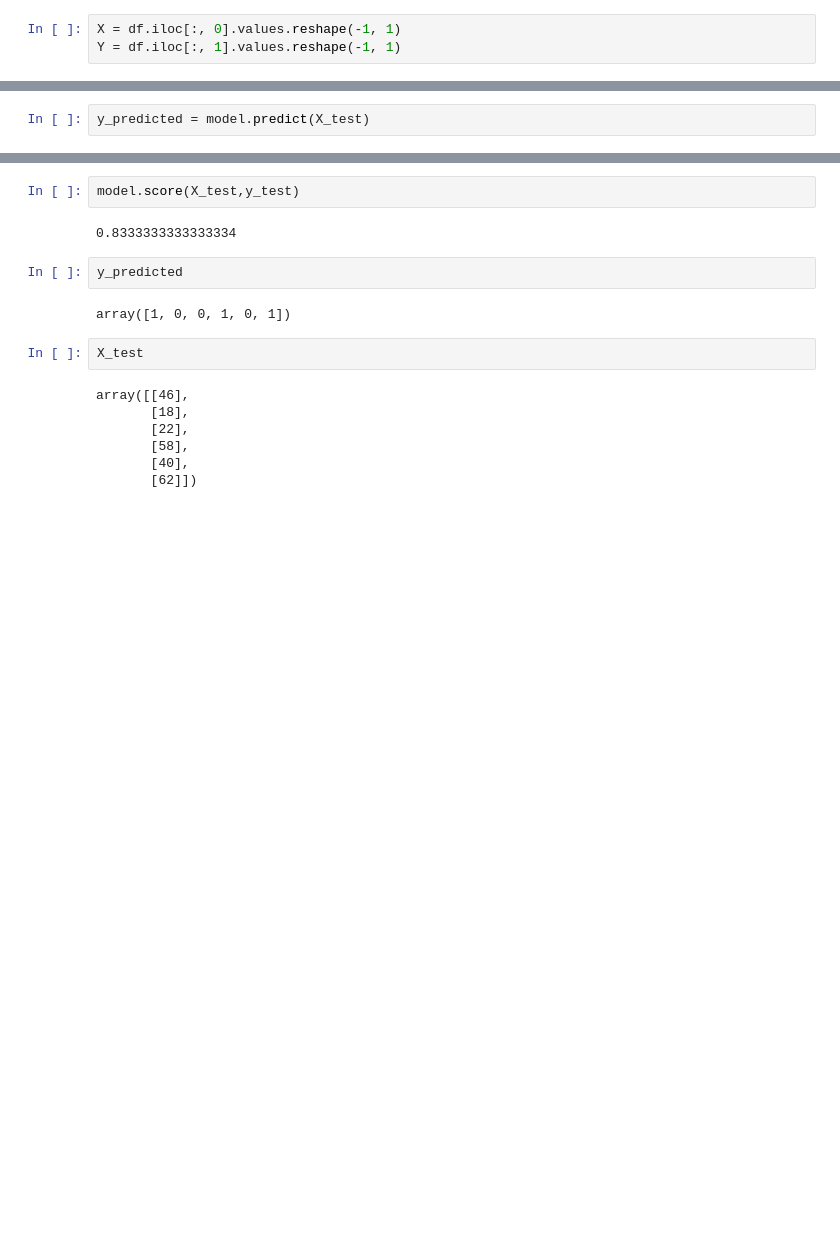
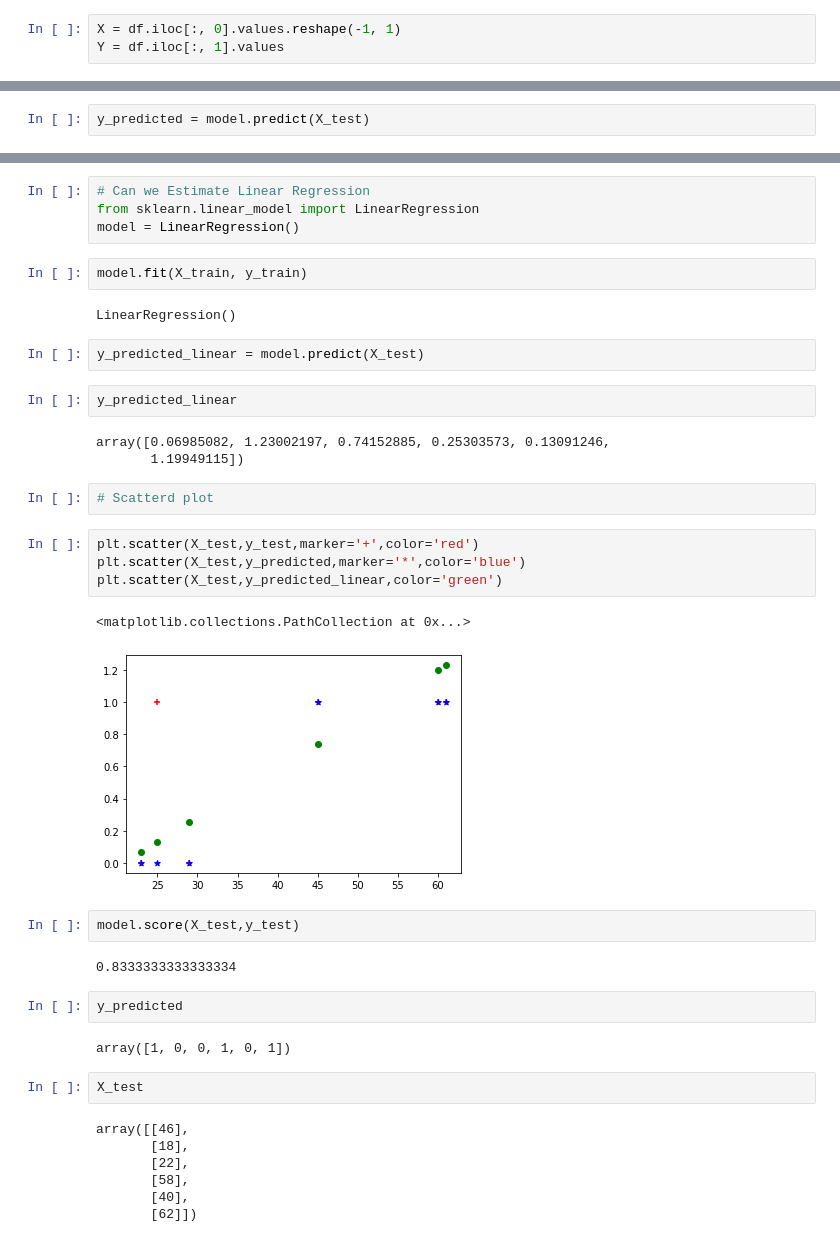
Before and after one commit to amarnathresearch/machinelearning, a Jupyter notebook: logistic/Logistic.ipynb, the cells around one changed output, grey strips where cells are left out. Cells and saved outputs as stored; diff of their text form; blank space fills up the shorter version.

```diff
--- a/logistic/Logistic.ipynb
+++ b/logistic/Logistic.ipynb
@@ -27,7 +28,7 @@ ax = sns.regplot(x=df.age, y=df.bought_insurance, scatter_kws={"s": 80}, data=df
 from sklearn.model_selection import train_test_split
 # %%
 X = df.iloc[:, 0].values.reshape(-1, 1)
-Y = df.iloc[:, 1].values.reshape(-1, 1)
+Y = df.iloc[:, 1].values
 # %%
 X
 # %% [output]
@@ -141,3 +118,27 @@ array([[0.14983404, 0.85016596],
+# %%
+# Can we Estimate Linear Regression
+from sklearn.linear_model import LinearRegression
+model = LinearRegression()
+# %%
+model.fit(X_train, y_train)
+# %% [output]
+LinearRegression()
+# %%
+y_predicted_linear = model.predict(X_test)
+# %%
+y_predicted_linear
+# %% [output]
+array([0.06985082, 1.23002197, 0.74152885, 0.25303573, 0.13091246,
+       1.19949115])
+# %%
+# Scatterd plot
+# %%
+plt.scatter(X_test,y_test,marker='+',color='red')
+plt.scatter(X_test,y_predicted,marker='*',color='blue')
+plt.scatter(X_test,y_predicted_linear,color='green')
+# %% [output]
+<matplotlib.collections.PathCollection at 0x...>
+[figure, added]
 # %%
 model.score(X_test,y_test)
 # %% [output]
```
Also changed, not shown: parts of 11 cells of this notebook.
